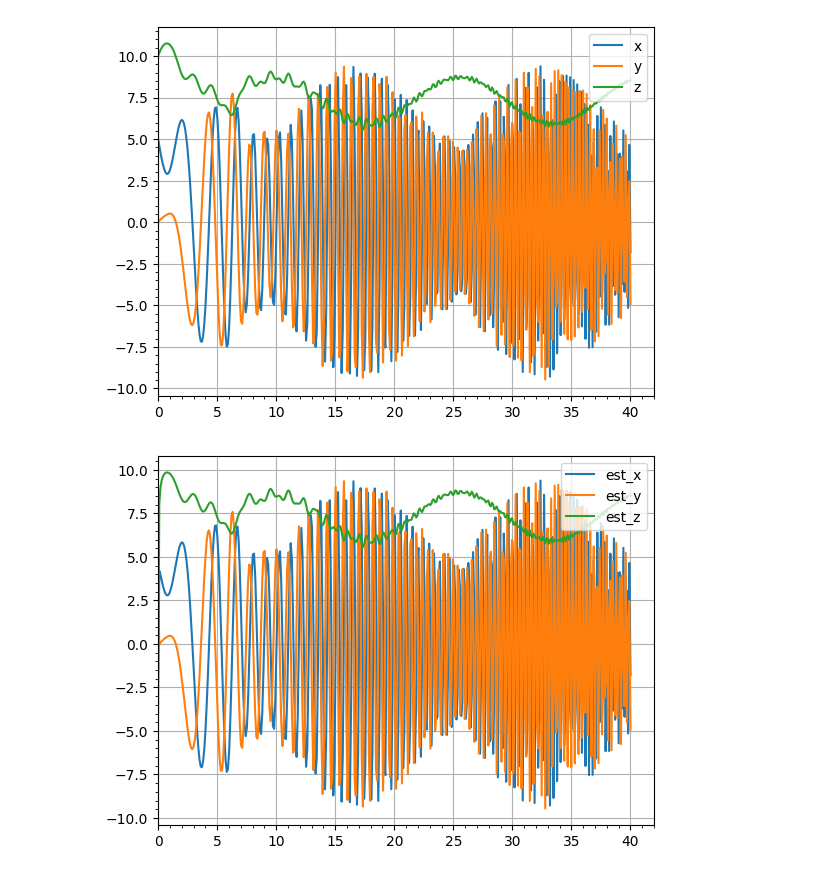
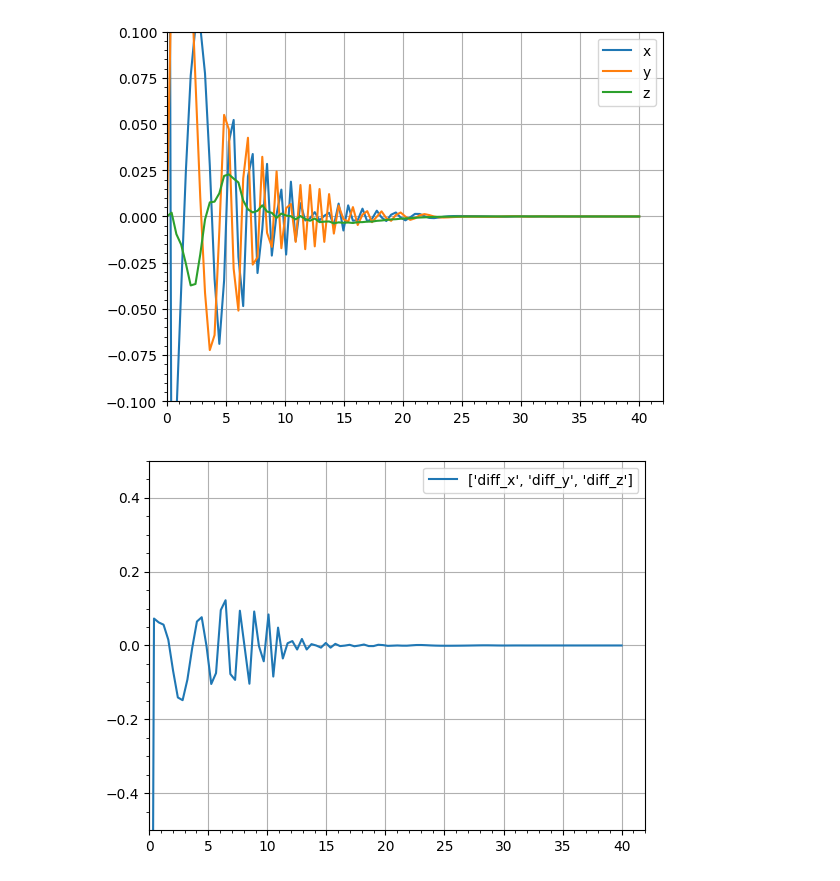
Before and after one commit to Annika-wyt/annika, a Jupyter notebook: ricatti_scipy_solver.ipynb, the cells around one changed output. Saved outputs shown, nothing was run; the diff lists cells and outputs as text; code cells hidden in the pictures.

Commit message:
updating ricatti_scipy_solver.py - working

```diff
--- a/ricatti_scipy_solver.ipynb
+++ b/ricatti_scipy_solver.ipynb
@@ -204,36 +197,60 @@ array([[-2.        ,  3.        , -4.        ],
+# %%
+from copy import deepcopy
+from scipy.spatial.transform import Rotation as ScipyRot
+plot_err_lambda_bar = []
+for idx, (t, est_rotation, rotation) in enumerate(zip(sol.t, sol_est_R, sol_R)):
+    err = np.matmul(np.linalg.inv(np.array(est_rotation).reshape((3,3))), np.array(rotation).reshape((3,3)))
+    err = ScipyRot.from_matrix(err)
+    err = err.as_quat().tolist()
+    plot_err_lambda_bar.append(err)
+
+import matplotlib.pyplot as plt
+figure = plt.subplot()
+
+plt.plot(sol.t, np.array(plot_err_lambda_bar)[:,0:3], label=["x", "y", "z"])
+plt.xlim(0)
+plt.ylim(-0.1, 0.1)
+plt.legend(loc="upper right")
+plt.grid()
+plt.minorticks_on()
+plt.show()
+# %% [output]
+[figure, added]
 # %%
 from copy import deepcopy
-p_bar_print = []
-sol_R = seesee[:,:9]
+plot_act_p_bar = []
 for t, rotation in zip(sol.t, sol_R):
     p = np.array([2.5+2.5*np.cos(0.4*t), 2.5*np.sin(0.4*t), 10])
-    p_bar_temp = np.matmul(np.transpose(np.array(rotation).reshape((3,3))), p)
-    p_bar_print.append(p_bar_temp)
+    p_bar_temp = np.matmul(np.transpose(np.array(rotation).reshape((3,3))), p).tolist()
+    plot_act_p_bar.append(p_bar_temp)
 
+# plot_act_p_bar = np.array(plot_act_p_bar)
+# sol_est_p = np.array(sol_est_p)
 import matplotlib.pyplot as plt
 figure = plt.subplot()
+# print(sol_est_p[:, 0])
+# print(plot_act_p_bar[:,0])
+# plt.plot(sol.t, plot_act_p_bar, label=["x", "y", "z"])
+# plt.xlim(0)
+# plt.legend(loc="upper right")
+# plt.grid()
+# plt.minorticks_on()
+# plt.show()
 
-plt.plot(sol.t, p_bar_print, label=["x", "y", "z"])
-plt.xlim(0)
-plt.legend(loc="upper right")
-plt.grid()
-plt.minorticks_on()
-plt.show()
+# plt.plot(sol.t, sol_est_p, label=["est_x", "est_y", "est_z"])
+# plt.xlim(0)
+# plt.legend(loc="upper right")
+# plt.grid()
+# plt.minorticks_on()
+# plt.show()
 
-plt.plot(sol.t, est_p, label=["est_x", "est_y", "est_z"])
-plt.xlim(0)
-plt.legend(loc="upper right")
-plt.grid()
-plt.minorticks_on()
-plt.show()
-
-plt.plot(sol.t, p_bar_print-est_p, label=["diff_x", "diff_y", "diff_z"])
+# plt.plot(sol.t, plot_act_p_bar - sol_est_p, label=["diff_x", "diff_y", "diff_z"])
+plt.plot(sol.t, np.array(plot_act_p_bar)[:,1] - sol_est_p[:,1], label=["diff_x", "diff_y", "diff_z"])
 plt.xlim(0)
 plt.ylim(-0.5, 0.5)
 plt.grid()
 plt.minorticks_on()
 plt.legend(loc="upper right")
 plt.show()
 # %% [output]
-[figure, old version]
+[figure, new version]
-[figure, removed]
```
Also changed, not shown: parts of 4 cells of this notebook, 1 other file.
